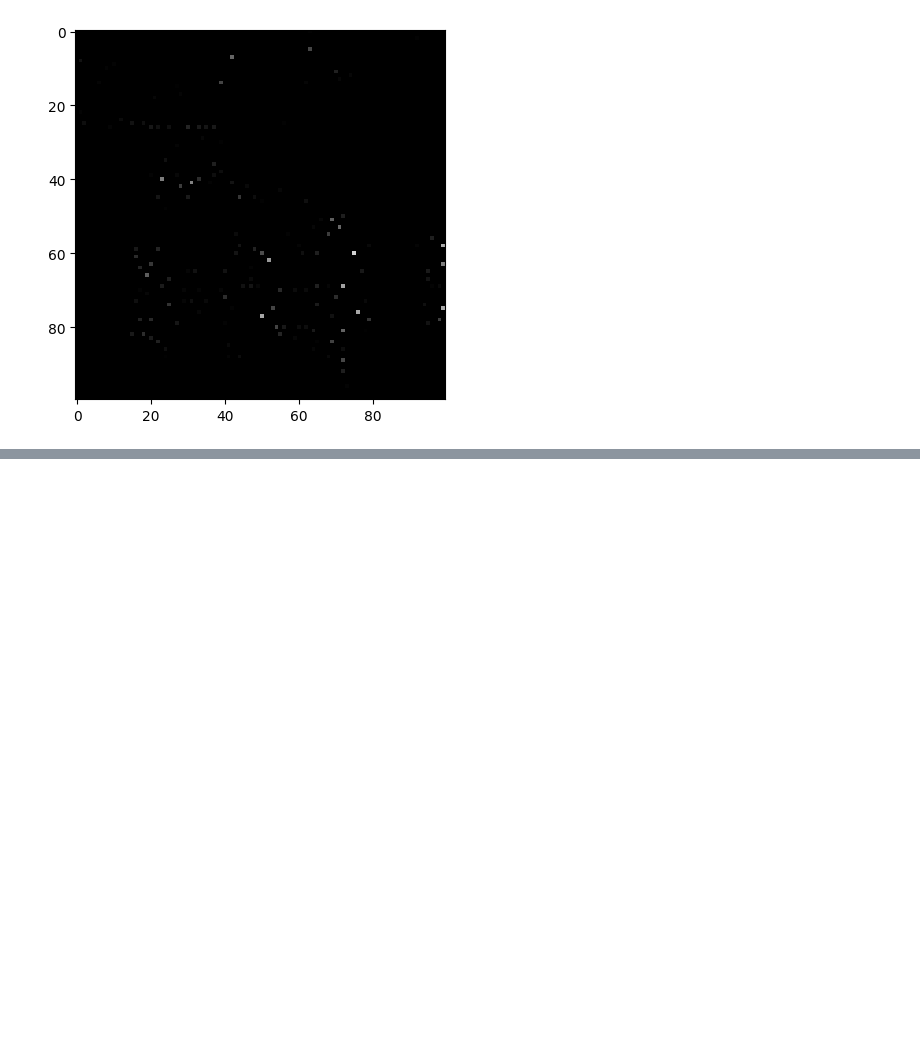
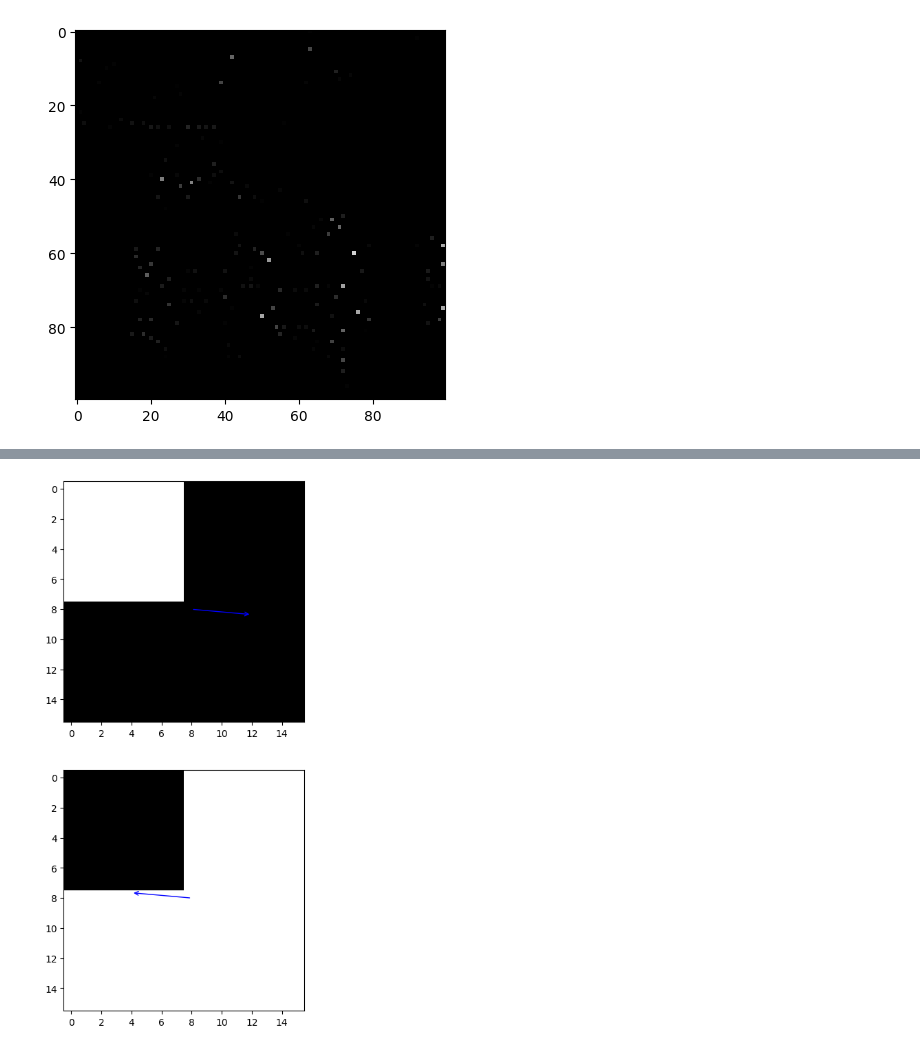
Before and after one commit to caceders/KeypointExtractionBenchmark, a Jupyter notebook: shi_tomasi_sift/analyze_algorithm.ipynb, the cells around one changed output, grey strips where cells are left out. Cells and saved outputs as stored; diff of their text form; code cells hidden in the pictures; blank space fills up the shorter version.

```diff
--- a/shi_tomasi_sift/analyze_algorithm.ipynb
+++ b/shi_tomasi_sift/analyze_algorithm.ipynb
@@ -39,7 +41,7 @@ sts.plot_image(None, img)
 # %% [output]
 [figure]
 # %%
-shi_tomasi_sift = sts.ShiTomasiSift(create_new_keypoint_for_large_angle_histogram_values=True)
+shi_tomasi_sift = sts.ShiTomasiSift(create_new_keypoint_for_large_angle_histogram_values=False, use_orientation=False)
 Ix, Iy = shi_tomasi_sift._calculate_Ix_and_Iy(img)
 
 fig, ax = plt.subplots(1,2, figsize = (15, 15))
@@ -230,13 +270,13 @@ sts.plot_histogram(ax[1], inverse_sample_patch_edge_hist, inverse_sample_patch_e
 # %%
 sample_patch_edge_kp_angles = shi_tomasi_sift._get_angles_from_histogram(sample_patch_edge_hist, sample_patch_edge_bins)
 inverse_sample_patch_edge_kp_angles = shi_tomasi_sift._get_angles_from_histogram(inverse_sample_patch_edge_hist, inverse_sample_patch_edge_bins)
 
-fig, ax = plt.subplots(2,2, figsize = (10, 10))
+fig, ax = plt.subplots(2,1, figsize = (10, 10))
 
-sts.plot_area_and_arrow_with_angle(ax[0][0], sample_patch_edge, sample_patch_edge_kp_angles[0], (100, 100), 16)
-sts.plot_area_and_arrow_with_angle(ax[0][1], sample_patch_edge, sample_patch_edge_kp_angles[1], (100, 100), 16)
-sts.plot_area_and_arrow_with_angle(ax[1][0], inverse_sample_patch_edge, inverse_sample_patch_edge_kp_angles[0], (100, 100), 16)
-sts.plot_area_and_arrow_with_angle(ax[1][1], inverse_sample_patch_edge, inverse_sample_patch_edge_kp_angles[1], (100, 100), 16)
+sts.plot_area_and_arrow_with_angle(ax[0], sample_patch_edge, sample_patch_edge_kp_angles[0], (100, 100), 16)
+sts.plot_area_and_arrow_with_angle(ax[1], inverse_sample_patch_edge, inverse_sample_patch_edge_kp_angles[0], (100, 100), 16)
+# %% [output]
+[figure, added]
 # %%
 sample_patch_edge_kps, inverse_sample_patch_edge_kps = shi_tomasi_sift.detect(sample_patch_edge), shi_tomasi_sift.detect(inverse_sample_patch_edge)
 
```
Also changed, not shown: parts of 28 cells of this notebook.
